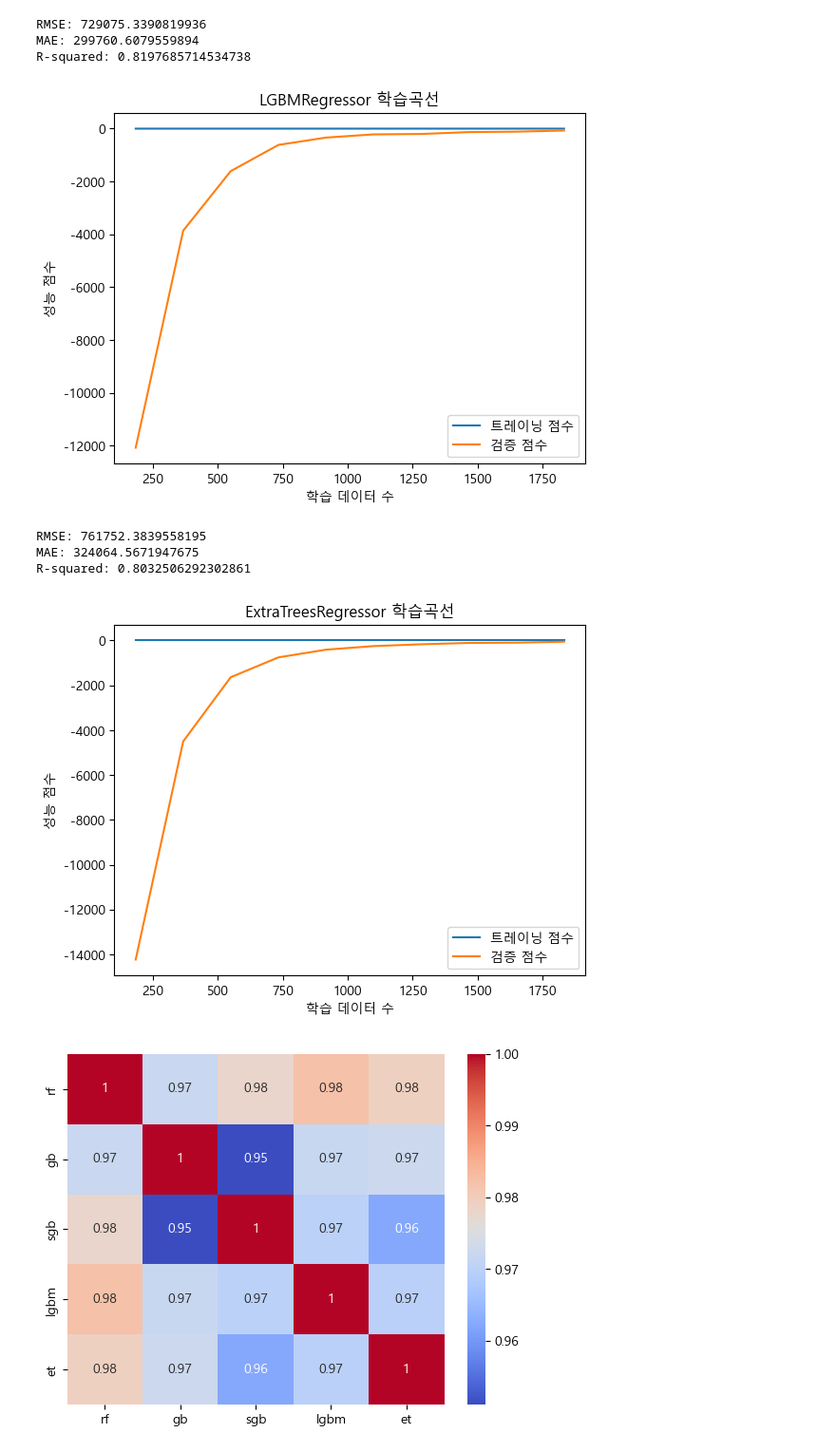
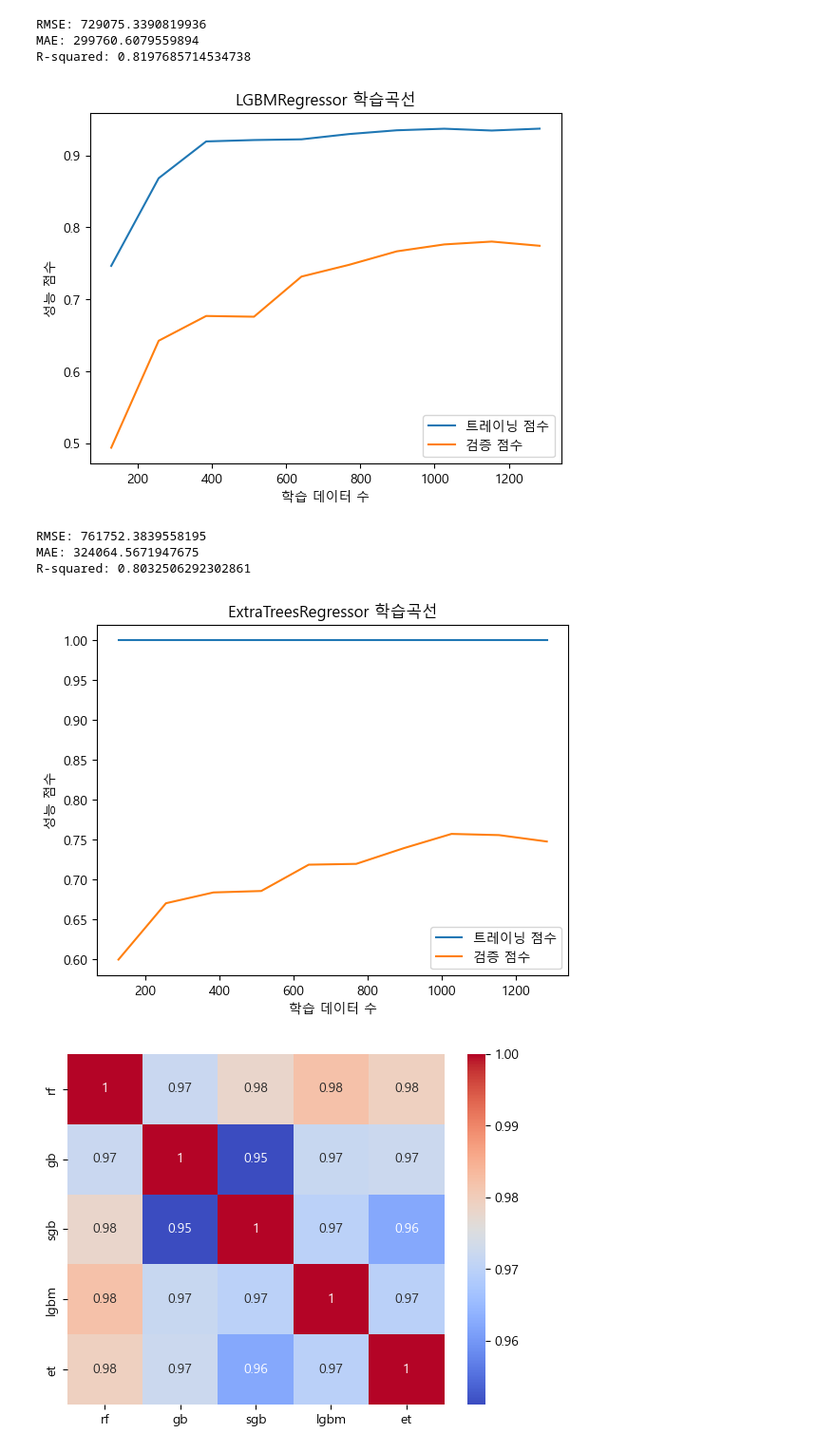
Before and after one commit to Dacon-ai-RunningFive/Dacon-AI, a Jupyter notebook: movie/notebooks/modeling/modeling.ipynb, the cells around one changed output. Shown at 95% size. Saved outputs shown, nothing was run; the diff lists cells and outputs as text; code cells hidden in the pictures.

```diff
--- a/movie/notebooks/modeling/modeling.ipynb
+++ b/movie/notebooks/modeling/modeling.ipynb
@@ -145,5 +148,5 @@ def plot_learning_curve(model, X, y, cv=5, scoring="r2"):
     plt.show()
 # %%
 # 학습곡선 그리기
-plot_learning_curve(rf, X, y)
+plot_learning_curve(rf, X_train, y_train)
 # %% [output]
@@ -171,5 +174,5 @@ MAE: 370771.59640900476
 R-squared: 0.7889089374226154
 # %%
 # 학습곡선 그리기
-plot_learning_curve(gb, X, y)
+plot_learning_curve(gb, X_train, y_train)
 # %% [output]
@@ -197,5 +200,5 @@ MAE: 299637.8896229766
 R-squared: 0.810902942083013
 # %%
 # 학습곡선 그리기
-plot_learning_curve(xgb, X, y)
+plot_learning_curve(xgb, X_train, y_train)
 # %% [output]
@@ -223,9 +226,9 @@ MAE: 299760.6079559894
 R-squared: 0.8197685714534738
 # %%
 # 학습곡선 그리기
-plot_learning_curve(lgbm, X, y)
+plot_learning_curve(lgbm, X_train, y_train)
 # %% [output]
-[figure, old version]
+[figure, new version]
 # %%
 # ExtraTreesRegressor 모델 학습
 et = ExtraTreesRegressor(random_state=42)
@@ -249,9 +252,9 @@ MAE: 324064.5671947675
 R-squared: 0.8032506292302861
 # %%
 # 학습곡선 그리기
-plot_learning_curve(et, X, y)
+plot_learning_curve(et, X_train, y_train)
 # %% [output]
-[figure, old version]
+[figure, new version]
 # %%
 # 각 모델에서 예측한 결과값을 변수로 갖는 데이터프레임 생성
 pred_df = pd.DataFrame({
```
Also changed, not shown: parts of 24 cells of this notebook, 2 other files.
